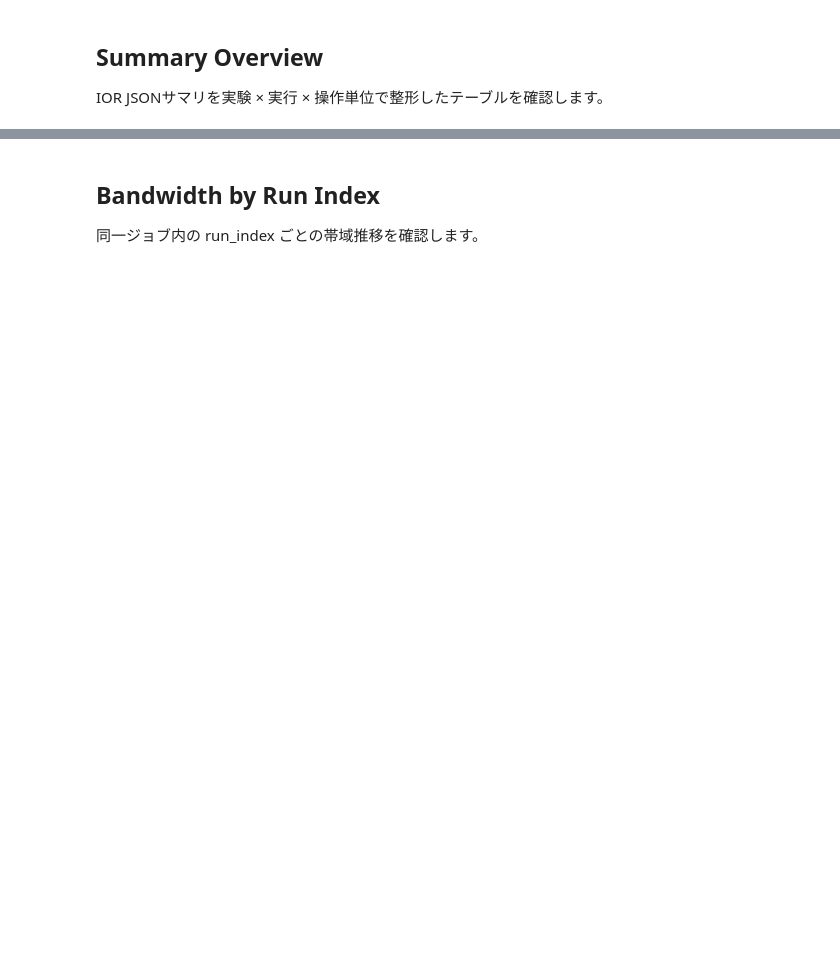
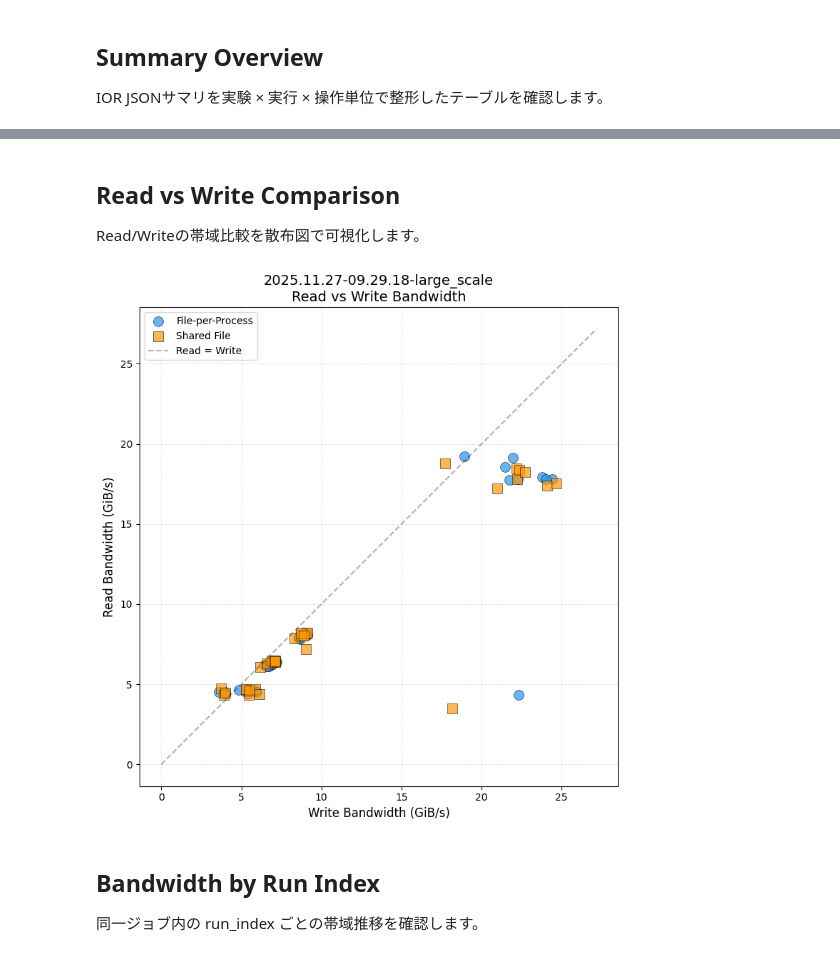
Before and after one commit to maetin0324/benchfs, a Jupyter notebook: plot/benchfsd_plot.ipynb, the cells around one changed output, grey strips where cells are left out. Drawn from its saved outputs; the diff is of its cells as text; code cells hidden in the pictures; blank space fills up the shorter version.

```diff
--- a/plot/benchfsd_plot.ipynb
+++ b/plot/benchfsd_plot.ipynb
@@ -354,3 +520,68 @@ else:
+# %% [markdown]
+## Read vs Write Comparison
+
+Read/Writeの帯域比較を散布図で可視化します。
+# %%
+if ior_detail_df.is_empty() or SELECTED_EXPERIMENT is None:
+    print("No data to plot.")
+else:
+    exp_df = ior_detail_df.filter(pl.col("experiment") == SELECTED_EXPERIMENT)
+
+    # Get write and read data per run
+    write_df = exp_df.filter(pl.col("operation") == "write").select(
+        "run_index", "access_mode", "block_size_str", "num_tasks",
+        pl.col("bw_gib").alias("write_bw_gib")
+    )
+    read_df = exp_df.filter(pl.col("operation") == "read").select(
+        "run_index", "access_mode", "block_size_str", "num_tasks",
+        pl.col("bw_gib").alias("read_bw_gib")
+    )
+
+    merged = write_df.join(
+        read_df,
+        on=["run_index", "access_mode", "block_size_str", "num_tasks"],
+        how="inner"
+    ).to_pandas()
+
+    if merged.empty:
+        print("No paired write/read data available.")
+    else:
+        fig, ax = plt.subplots(figsize=(8, 8))
+
+        colors = {'File-per-Process': '#2196F3', 'Shared File': '#FF9800'}
+        markers = {'File-per-Process': 'o', 'Shared File': 's'}
+
+        for mode in merged['access_mode'].unique():
+            mode_df = merged[merged['access_mode'] == mode]
+            ax.scatter(
+                mode_df['write_bw_gib'],
+                mode_df['read_bw_gib'],
+                c=colors.get(mode, 'gray'),
+                marker=markers.get(mode, 'o'),
+                s=100,
+                alpha=0.7,
+                edgecolors='black',
+                linewidths=0.5,
+                label=mode
+            )
+
+        # Add diagonal line (read = write)
+        max_val = max(merged['write_bw_gib'].max(), merged['read_bw_gib'].max()) * 1.1
+        ax.plot([0, max_val], [0, max_val], 'k--', alpha=0.3, label='Read = Write')
+
+        ax.set_xlabel('Write Bandwidth (GiB/s)')
+        ax.set_ylabel('Read Bandwidth (GiB/s)')
+        ax.set_title(f'{SELECTED_EXPERIMENT}\nRead vs Write Bandwidth')
+        ax.legend()
+        ax.grid(alpha=0.3, linestyle='--')
+        ax.set_aspect('equal')
+
+        plt.tight_layout()
+        save(fig, f"read_vs_write_{slugify(SELECTED_EXPERIMENT)}")
+        plt.show()
+        plt.close(fig)
+# %% [output]
+[figure, added]
 # %% [markdown]
 ## Bandwidth by Run Index
 
```
Also changed, not shown: parts of 20 cells of this notebook, 33 other files.
